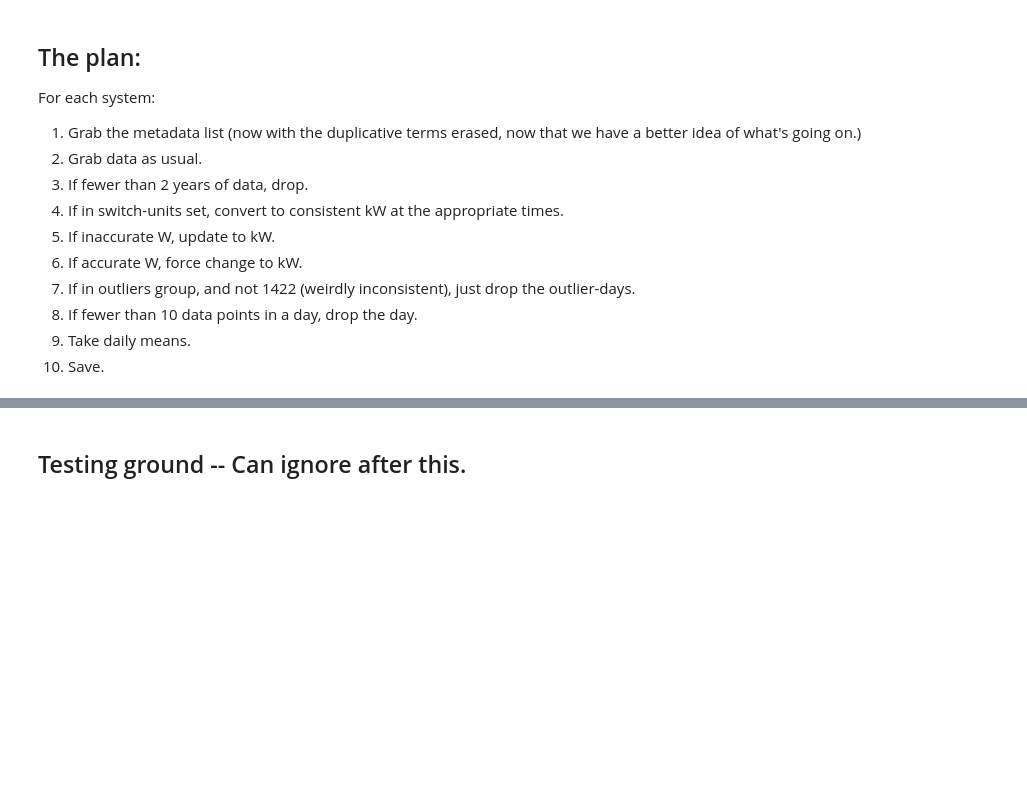
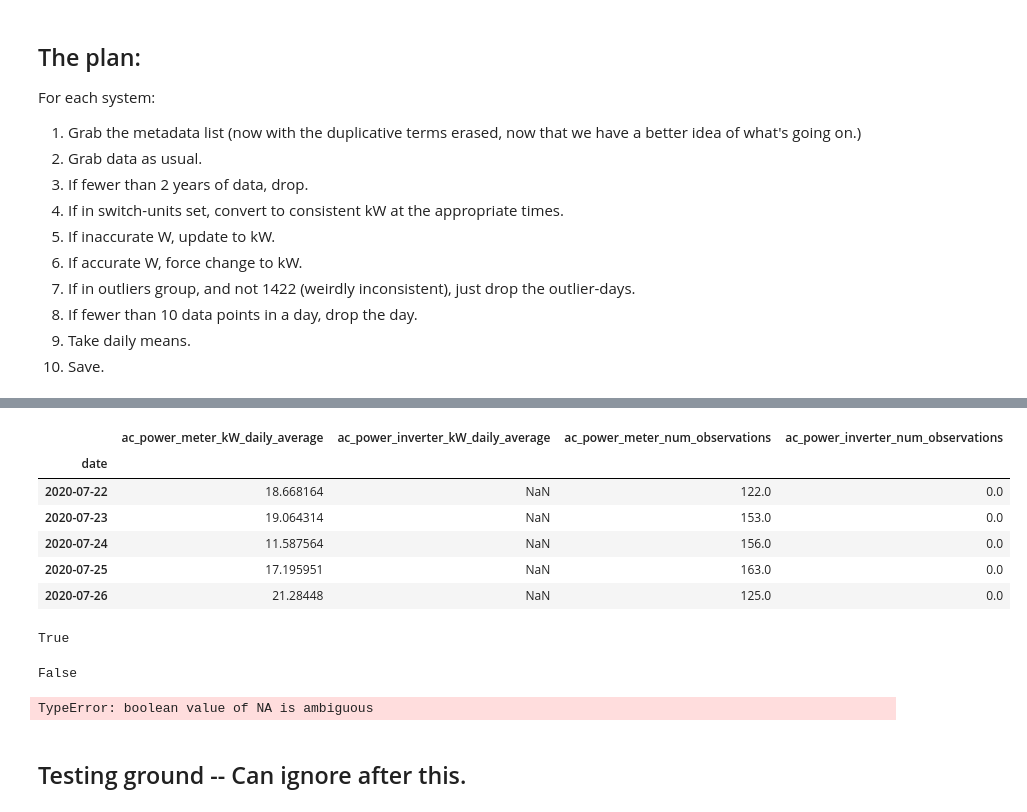
Before and after one commit to Erdos-Projects/predicting-day-ahead-solar-power-production, a Jupyter notebook: src/data/pwr/ac_power_filter_maker_mk_2.ipynb, the cells around one changed output, grey strips where cells are left out. Drawn from its saved outputs; the diff is of its cells as text; code cells hidden in the pictures; blank space fills up the shorter version.

Commit message:
Averager online.

```diff
--- a/src/data/pwr/ac_power_filter_maker_mk_2.ipynb
+++ b/src/data/pwr/ac_power_filter_maker_mk_2.ipynb
@@ -1797,0 +1989,6 @@ For each system:
+# %%
+for system_id in [1332, 1420]:
+    (_, _, my_data) = units_normalizer(all_ac_power_names_slim, all_ac_power_meta_slim, system_id, systems_cleaned, my_unit_shift_days)
+    print(system_id)
+    print(my_data.mean())
+    print('')
@@ -1797,0 +2258,17 @@ For each system:
+# %%
+for system_id in switch_unit_systems:
+    try:
+        my_ac_power_names = deepcopy(all_ac_power_names_slim[system_id])
+        (my_metrics, _, my_data) = units_normalizer(all_ac_power_names_slim, all_ac_power_meta_slim, system_id, systems_cleaned, my_unit_shift_days)
+        my_data = outliers_removal(my_data, system_id, outlier_days)
+        outliers_type_A = outlier_year_detector_mod(my_metrics, my_data, system_id, 1.2)
+        outliers_type_B = outlier_year_detector_alt_mod(my_metrics, my_data, system_id, 1.2)
+        if outliers_type_A or outliers_type_B:
+            print(system_id)
+            print(outliers_type_A)
+            print(outliers_type_B)
+            print('')
+    except KeyError:
+        continue
+    except BaseException as e:
+        raise e
@@ -1797,0 +2277,15 @@ For each system:
+# %%
+def ac_power_daily_avg_name(source_type: str):
+    '''Make the standardized variable name.'''
+    total_name = 'ac_power'
+    if (source_type is not None) and (source_type != 'unknown'):
+        total_name = total_name + '_' + source_type
+    total_name = total_name + '_kW_daily_average'
+    return total_name
+
+def ac_power_daily_count(source_type: str):
+    total_name = 'ac_power'
+    if (source_type is not None) and (source_type != 'unknown'):
+        total_name = total_name + '_' + source_type
+    total_name = total_name + '_num_observations'
+    return total_name
@@ -1797,0 +2347,4 @@ For each system:
+# %%
+(my_1200_names, my_1200_meta, my_1200_data) = units_normalizer(all_ac_power_names_slim, all_ac_power_meta_slim, 1200, systems_cleaned, my_unit_shift_days)
+my_1200_data = outliers_removal(my_1200_data, 1200, outlier_days)
+my_1200_avgs = daily_cleaned_averages(my_1200_names, my_1200_data, system_id, systems_cleaned)
@@ -1798,3 +2383,25 @@ For each system:
+# %%
+my_1200_avgs.tail()
+# %% [output]
+|  | ac_power_meter_kW_daily_average | ac_power_inverter_kW_daily_average | ac_power_meter_num_observations | ac_power_inverter_num_observations |
+| date |  |  |  |  |
+| 2020-07-22 | 18.668164 | NaN | 122.0 | 0.0 |
+| 2020-07-23 | 19.064314 | NaN | 153.0 | 0.0 |
+| 2020-07-24 | 11.587564 | NaN | 156.0 | 0.0 |
+| 2020-07-25 | 17.195951 | NaN | 163.0 | 0.0 |
+| 2020-07-26 | 21.28448 | NaN | 125.0 | 0.0 |
+# %%
+bool(np.nan)
+# %% [output]
+True
+# %%
+bool(np.nan >= 0.5)
+# %% [output]
+False
+# %%
+bool(pd.NA)
+# %% [output]
+TypeError: boolean value of NA is ambiguous
 # %% [markdown]
 ## Testing ground -- Can ignore after this.
 # %% [markdown]
```
Also changed, not shown: parts of 34 cells of this notebook, 5 other files.
